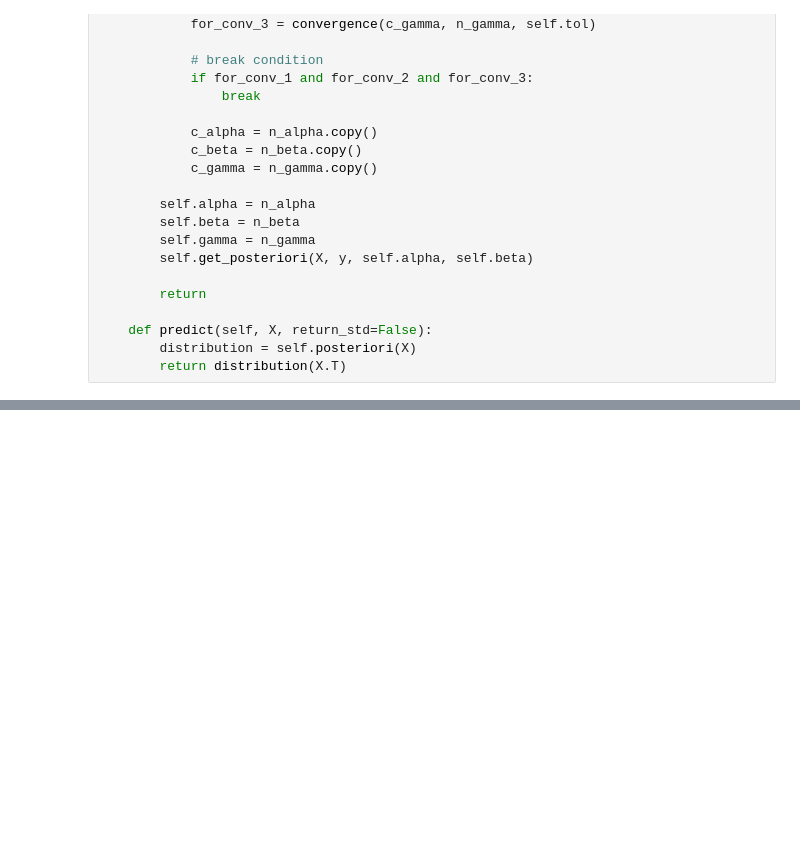
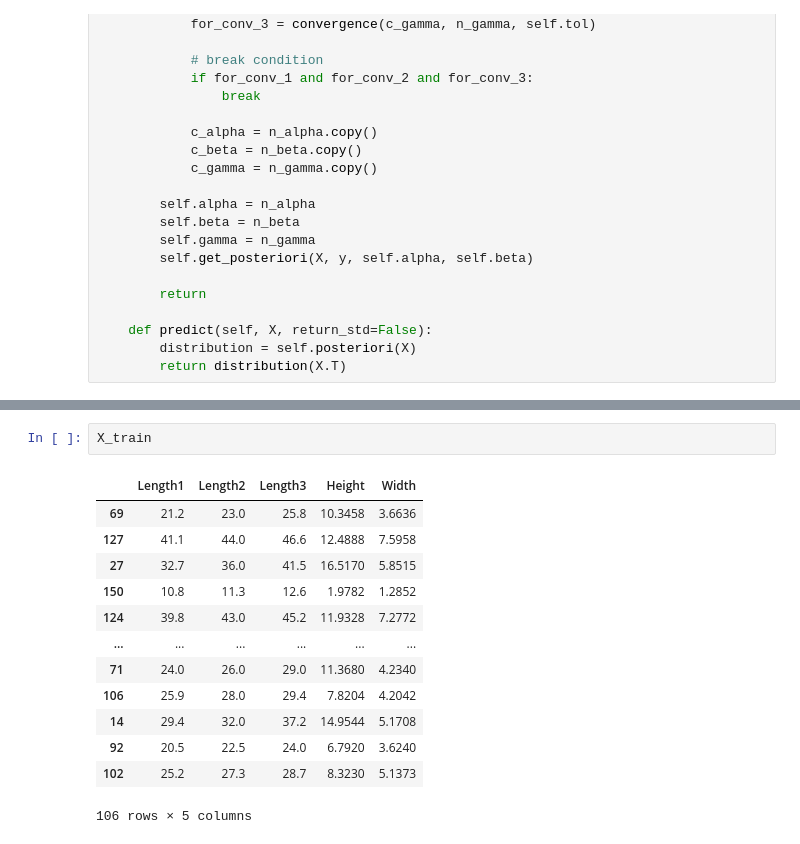
Before and after one commit to Diego-II/tarea1-DataScienceLAB, a Jupyter notebook: Tarea 1.ipynb, the cells around one changed output, grey strips where cells are left out. Cells and saved outputs as stored; diff of their text form; blank space fills up the shorter version.

```diff
--- a/Tarea 1.ipynb
+++ b/Tarea 1.ipynb
@@ -465,0 +517,16 @@ class RegresionBayesianaEmpirica(BaseEstimator, RegressorMixin):
+# %%
+X_train
+# %% [output]
+|  | Length1 | Length2 | Length3 | Height | Width |
+| 69 | 21.2 | 23.0 | 25.8 | 10.3458 | 3.6636 |
+| 127 | 41.1 | 44.0 | 46.6 | 12.4888 | 7.5958 |
+| 27 | 32.7 | 36.0 | 41.5 | 16.5170 | 5.8515 |
+| 150 | 10.8 | 11.3 | 12.6 | 1.9782 | 1.2852 |
+| 124 | 39.8 | 43.0 | 45.2 | 11.9328 | 7.2772 |
+| ... | ... | ... | ... | ... | ... |
+| 71 | 24.0 | 26.0 | 29.0 | 11.3680 | 4.2340 |
+| 106 | 25.9 | 28.0 | 29.4 | 7.8204 | 4.2042 |
+| 14 | 29.4 | 32.0 | 37.2 | 14.9544 | 5.1708 |
+| 92 | 20.5 | 22.5 | 24.0 | 6.7920 | 3.6240 |
+| 102 | 25.2 | 27.3 | 28.7 | 8.3230 | 5.1373 |
+106 rows × 5 columns
```
Also changed, not shown: parts of 12 cells of this notebook, 1 other file.
